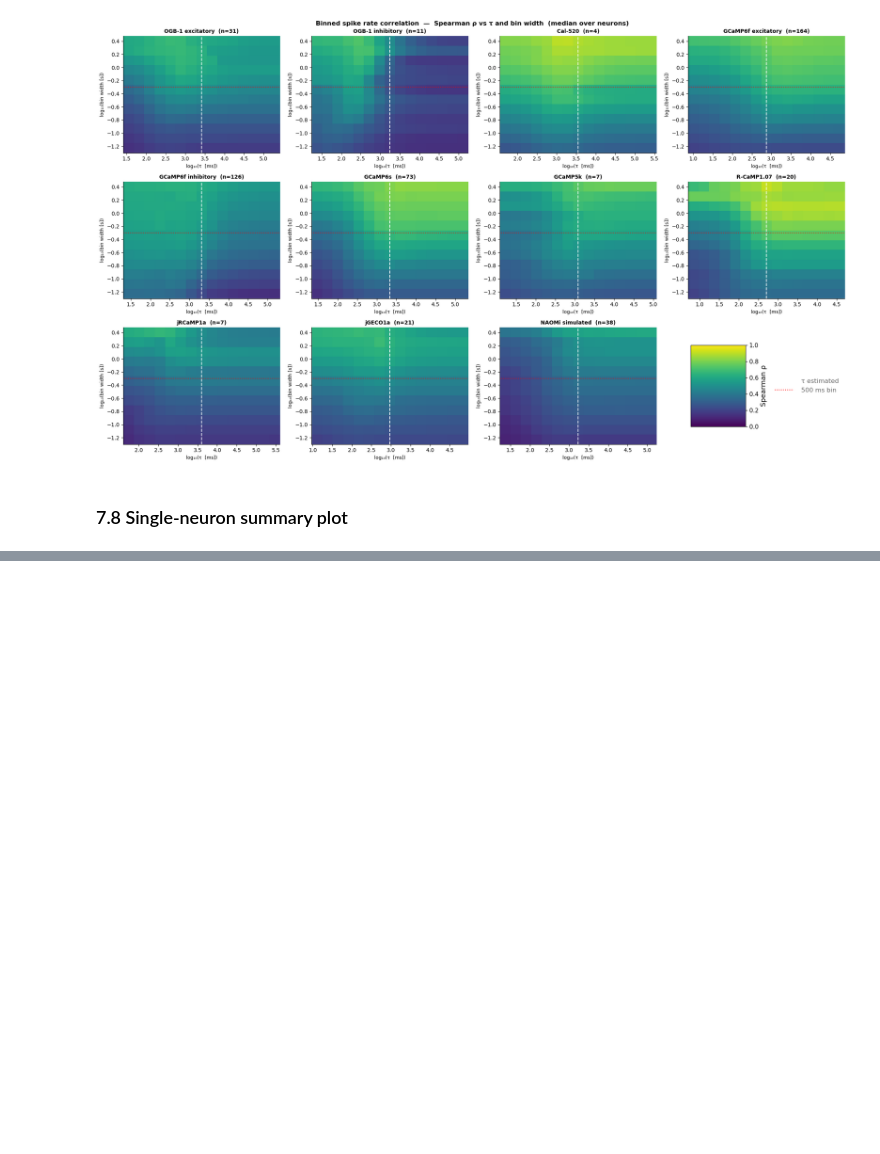
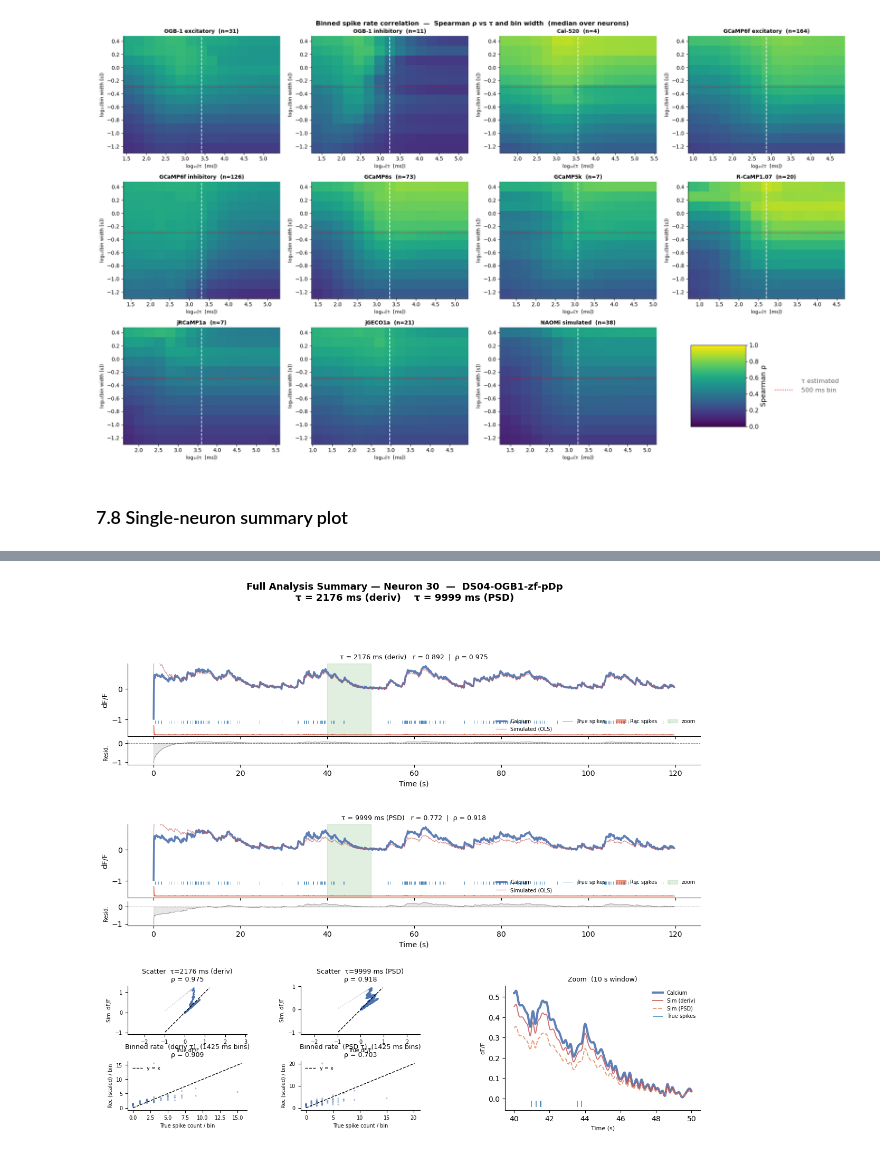
Before and after one commit to mjoudy/Cascade, a Jupyter notebook: active_neurons_clean.ipynb, the cells around one changed output, grey strips where cells are left out. Cells and saved outputs as stored; diff of their text form; code cells hidden in the pictures; blank space fills up the shorter version.

```diff
--- a/active_neurons_clean.ipynb
+++ b/active_neurons_clean.ipynb
@@ -1029,0 +1038,4 @@ plot_neuron_summary(110, neurons, df_measurements)
+# %%
+plot_neuron_summary(30, neurons, df_measurements, zoom_s=10, zoom_start=40)
+# %% [output]
+[figure, added]
```
Also changed, not shown: parts of 8 cells of this notebook, 4 other files.
